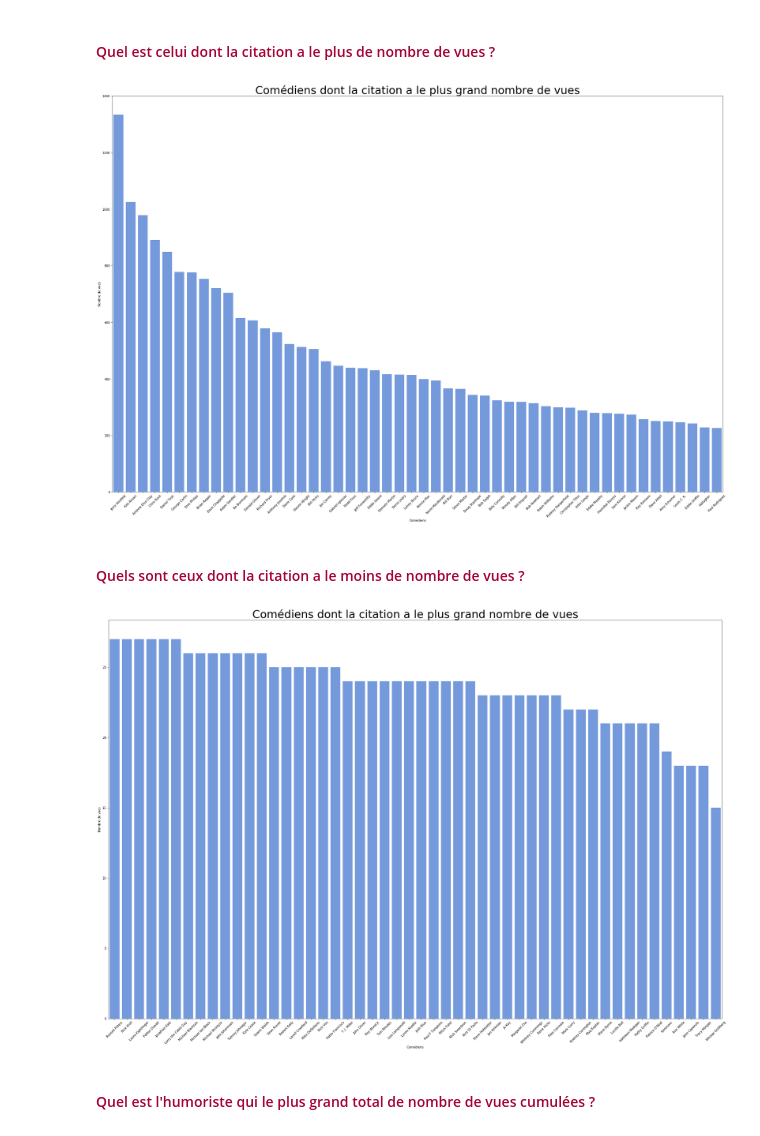
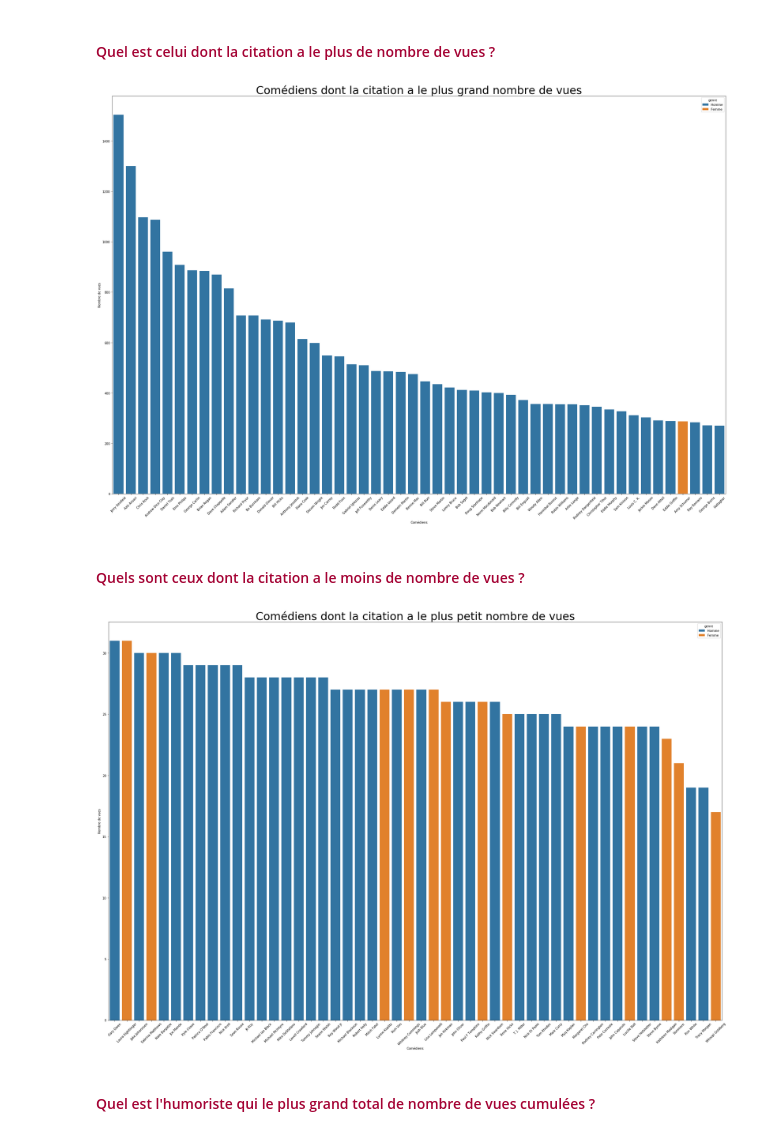
Before and after one commit to MattSioll/DataAnalyst, a Jupyter notebook: Projet 8/P8_Levallois_Matthieu.ipynb, the cells around one changed output. Cells and saved outputs as stored; diff of their text form; code cells hidden in the pictures.

```diff
--- a/Projet 8/P8_Levallois_Matthieu.ipynb
+++ b/Projet 8/P8_Levallois_Matthieu.ipynb
@@ -255,37 +371,37 @@ plt.scatter(quote_df_theme_auteur.auteur, quote_df_theme_auteur.theme)
 #### <span style="color: #a40334"> Quel est celui dont la citation a le plus de nombre de vues ?</span>
 # %%
 # Histogramme, en abscisse : nom des comédiens / en ordonnée : nombre de vues
-quote_df_auteur_max_nbre_vues = quote_df.loc[:,('auteur','nbre_vues')]\
+quote_df_auteur_max_nbre_vues = data.loc[:,('auteur','nbre_vues','genre')]\
                                     .sort_values(by='nbre_vues',ascending=False)\
                                     .drop_duplicates(subset='auteur')\
                                     .head(50)
 
 plt.figure(figsize=(36,24))
 
-sns.barplot(x='auteur',y='nbre_vues',data=quote_df_auteur_max_nbre_vues, color = 'cornflowerblue')
+sns.barplot(x='auteur',y='nbre_vues',data=quote_df_auteur_max_nbre_vues,hue="genre", dodge=False)
 plt.title("Comédiens dont la citation a le plus grand nombre de vues", fontsize=36)
 plt.xticks(rotation=45)
 ax = plt.axes()
 ax = ax.set(xlabel='Comédiens', ylabel="Nombre de vues")
 # %% [output]
-[figure, old version]
+[figure, new version]
 # %% [markdown]
 #### <span style="color: #a40334"> Quels sont ceux dont la citation a le moins de nombre de vues ?</span>
 # %%
-quote_df_auteur_min_nbre_vues = quote_df.loc[:,('auteur','nbre_vues')]\
+quote_df_auteur_min_nbre_vues = data.loc[:,('auteur','nbre_vues','genre')]\
                                     .sort_values(by='nbre_vues',ascending=False)\
                                     .drop_duplicates(subset='auteur')\
                                     .tail(50)
 
 plt.figure(figsize=(36,24))
 
-sns.barplot(x='auteur',y='nbre_vues',data=quote_df_auteur_min_nbre_vues, color = 'cornflowerblue')
-plt.title("Comédiens dont la citation a le plus grand nombre de vues", fontsize=36)
+sns.barplot(x='auteur',y='nbre_vues',data=quote_df_auteur_min_nbre_vues,hue="genre", dodge=False)
+plt.title("Comédiens dont la citation a le plus petit nombre de vues", fontsize=36)
 plt.xticks(rotation=45)
 ax = plt.axes()
 ax = ax.set(xlabel='Comédiens', ylabel="Nombre de vues")
 # %% [output]
-[figure, old version]
+[figure, new version]
 # %% [markdown]
 #### <span style="color: #a40334"> Quel est l'humoriste qui le plus grand total de nombre de vues cumulées ?</span>
 # %%
```
Also changed, not shown: parts of 30 cells of this notebook.
